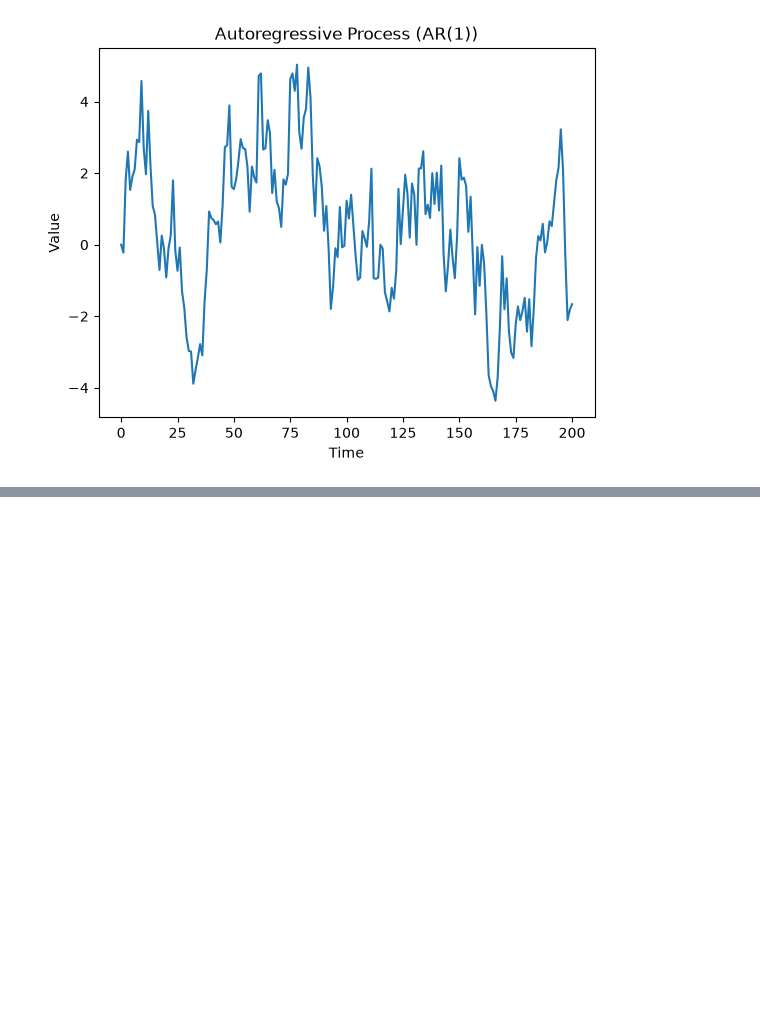
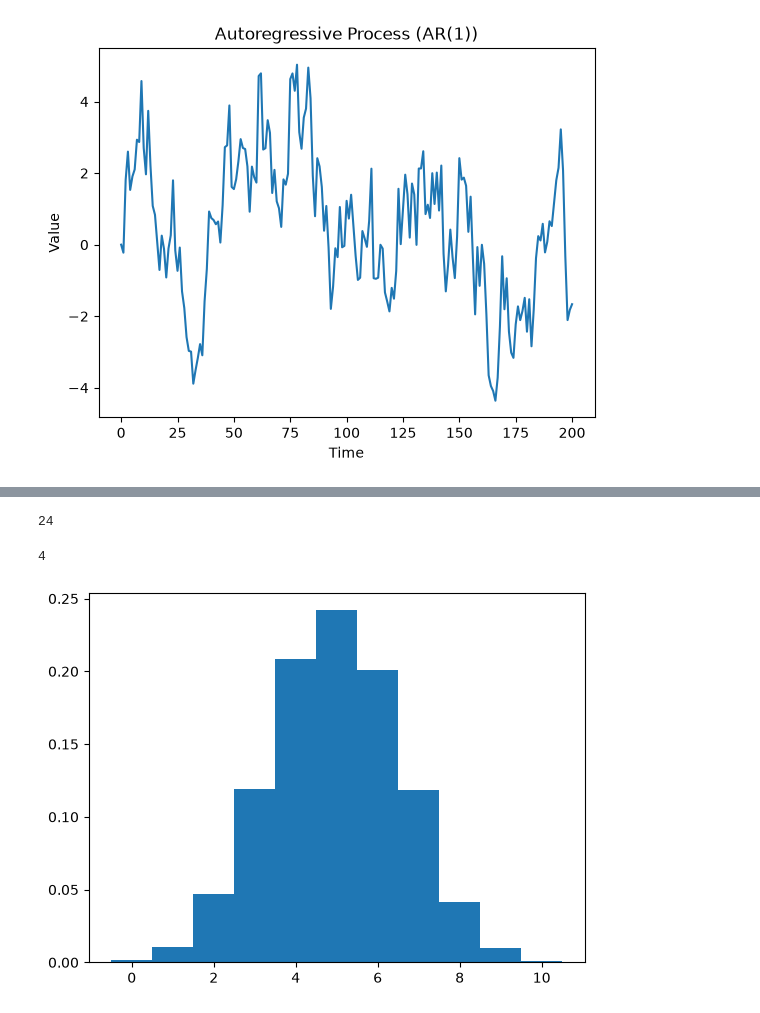
Before and after one commit to IkutoYoshioka/Macroeconomics, a Jupyter notebook: projects/QuantEcon/python.ipynb, the cells around one changed output, grey strips where cells are left out. Cells and saved outputs as stored; diff of their text form; code cells hidden in the pictures; blank space fills up the shorter version.

```diff
--- a/projects/QuantEcon/python.ipynb
+++ b/projects/QuantEcon/python.ipynb
@@ -38,0 +135,39 @@ plt.show()
+# %%
+# another solution
+
+def factorial(n):
+    k = 1
+    for i in range(n):
+        k = k * (i + 1)
+    return k
+
+factorial(4)
+# %% [output]
+24
+# %%
+# 4.2
+
+"""
+二項分布は、n回の独立した試行において、各試行で成功する確率がpであるとき、成功する回数の分布である。
+"""
+
+import numpy as np
+
+def binomial_rv(n, p):
+    count = 0
+    for i in range(n):
+        U = np.random.uniform()
+        if U < p:
+            count = count + 1
+    return count
+
+binomial_rv(10, 0.5)
+# %% [output]
+4
+# %%
+import matplotlib.pyplot as plt
+
+plt.hist([binomial_rv(10, 0.5) for _ in range(10000)], bins=range(12), align='left', density=True)
+plt.show()
+# %% [output]
+[figure, added]
```
Also changed, not shown: parts of 12 cells of this notebook.
